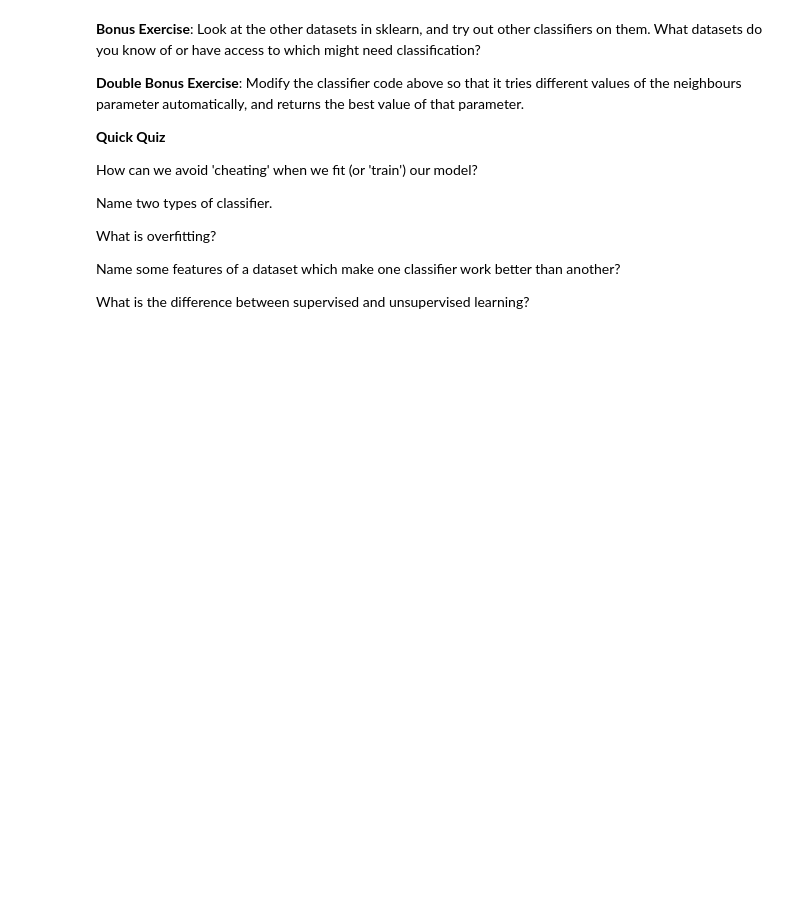
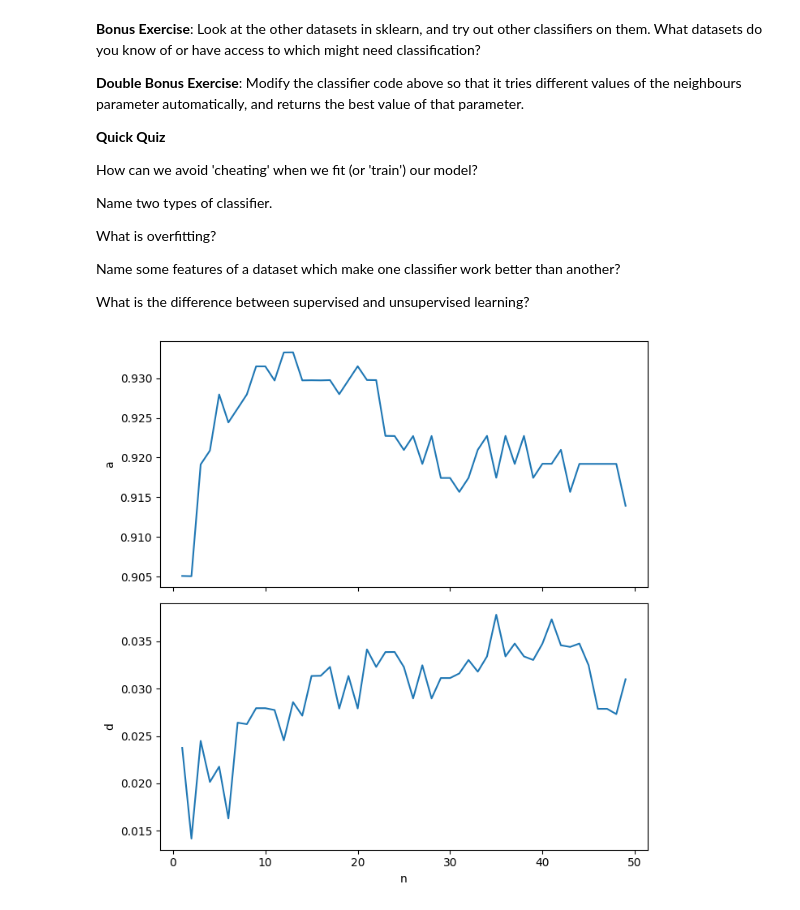
Before and after one commit to jsanz/ml4eo-bootcamp-2021, a Jupyter notebook: Lecture 4/Classification_MLEO_training.ipynb, the cells around one changed output. Drawn from its saved outputs; the diff is of its cells as text; code cells hidden in the pictures; blank space fills up the shorter version.

```diff
--- a/Lecture 4/Classification_MLEO_training.ipynb
+++ b/Lecture 4/Classification_MLEO_training.ipynb
@@ -327,8 +324,23 @@ Passing `palette` without assigning `hue` is deprecated and will be removed in v
 #clf = linear_model.LogisticRegression(max_iter=1000)
 clf = naive_bayes.GaussianNB()
 
-scores = cross_val_score(clf, bc.data, bc.target, cv=5)
 
-print("Accuracy: %0.2f (+/- %0.2f)" % (scores.mean(), scores.std() * 2))
+
+classifiers = dict([
+    ('Tree decission', tree.DecisionTreeClassifier()),
+    ('Random Forest', ensemble.RandomForestClassifier(n_estimators=50)),
+    ('Extra trees', ensemble.ExtraTreesClassifier()),
+    ('KNeighbors', neighbors.KNeighborsClassifier(n_neighbors=1)),
+    ('Linear Suport Vector Machine', svm.LinearSVC(C=0.0005)),
+    ('Logistic Regression', linear_model.LogisticRegression(max_iter=1000)),
+    ('Gaussian Naive Bayes', naive_bayes.GaussianNB())
+
+])
+
+for name, classifier in classifiers.items():
+    scores = cross_val_score(classifier, bc.data, bc.target, cv=5)
+    print(f'====== [ {name} ] ======')
+    print("Accuracy: %0.2f (+/- %0.2f)" % (scores.mean(), scores.std() * 2))
+
 #print("Total: %d of %d correct (%0.2f%%)" % (tally_correct, tally_total, 100.0*tally_correct/tally_total))
 # %% [output]
@@ -349,3 +405,24 @@ What is overfitting?
 Name some features of a dataset which make one classifier work better than another?
 
 What is the difference between supervised and unsupervised learning?
+# %%
+max_neighbors = 50
+
+def get_score(n):
+    scores = cross_val_score( neighbors.KNeighborsClassifier(n_neighbors=n), bc.data, bc.target, cv=5)
+    return (n, scores.mean(), scores.std())
+
+results = pd.DataFrame([ get_score(n) for n in range(1,max_neighbors)])
+results = results.rename(columns={0:"n", 1: "a", 2:"d"})
+# %%
+import matplotlib.pyplot as plt
+
+f, axes = plt.subplots(2, 1, figsize=(7, 7), sharex=True)
+
+#sns.despine(left=True)
+sns.lineplot(results,x="n", y="a", ax=axes[0])
+sns.lineplot(results,x="n", y="d", ax=axes[1])
+
+plt.tight_layout()
+# %% [output]
+[figure, added]
```
Also changed, not shown: parts of 5 cells of this notebook.
